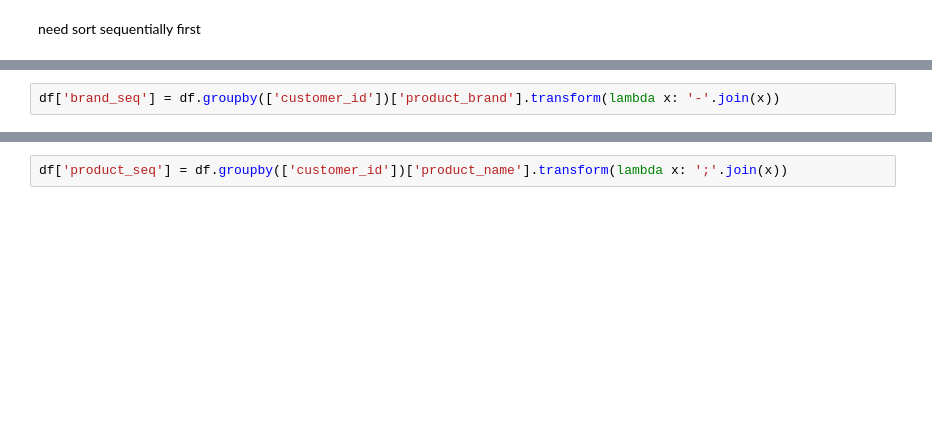
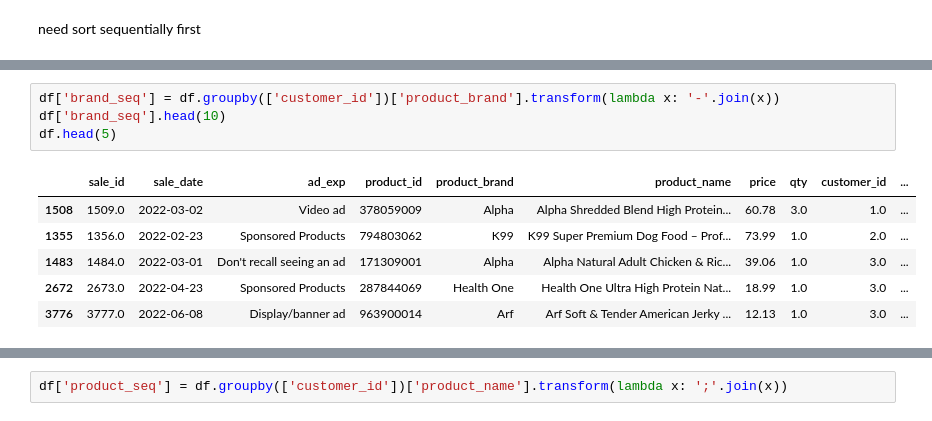
Before and after one commit to nasirxia/Action-Learning-Project-Amazon, a Jupyter notebook: Session 3_AmazonFashion_ALP_qnyue.ipynb, the cells around one changed output, grey strips where cells are left out. Cells and saved outputs as stored; diff of their text form; blank space fills up the shorter version.

```diff
--- a/Session 3_AmazonFashion_ALP_qnyue.ipynb
+++ b/Session 3_AmazonFashion_ALP_qnyue.ipynb
@@ -419,4 +441,13 @@ df.head(20)
 # %%
 df['brand_seq'] = df.groupby(['customer_id'])['product_brand'].transform(lambda x: '-'.join(x))
+df['brand_seq'].head(10)
+df.head(5)
+# %% [output]
+|  | sale_id | sale_date | ad_exp | product_id | product_brand | product_name | price | qty | customer_id | ... |
+| 1508 | 1509.0 | 2022-03-02 | Video ad | 378059009 | Alpha | Alpha Shredded Blend High Protein... | 60.78 | 3.0 | 1.0 | ... |
+| 1355 | 1356.0 | 2022-02-23 | Sponsored Products | 794803062 | K99 | K99 Super Premium Dog Food – Prof... | 73.99 | 1.0 | 2.0 | ... |
+| 1483 | 1484.0 | 2022-03-01 | Don't recall seeing an ad | 171309001 | Alpha | Alpha Natural Adult Chicken & Ric... | 39.06 | 1.0 | 3.0 | ... |
+| 2672 | 2673.0 | 2022-04-23 | Sponsored Products | 287844069 | Health One | Health One Ultra High Protein Nat... | 18.99 | 1.0 | 3.0 | ... |
+| 3776 | 3777.0 | 2022-06-08 | Display/banner ad | 963900014 | Arf | Arf Soft & Tender American Jerky ... | 12.13 | 1.0 | 3.0 | ... |
 # %%
 df['brand_seq'].value_counts(ascending=False).head(20)
```
Also changed, not shown: parts of 16 cells of this notebook.
